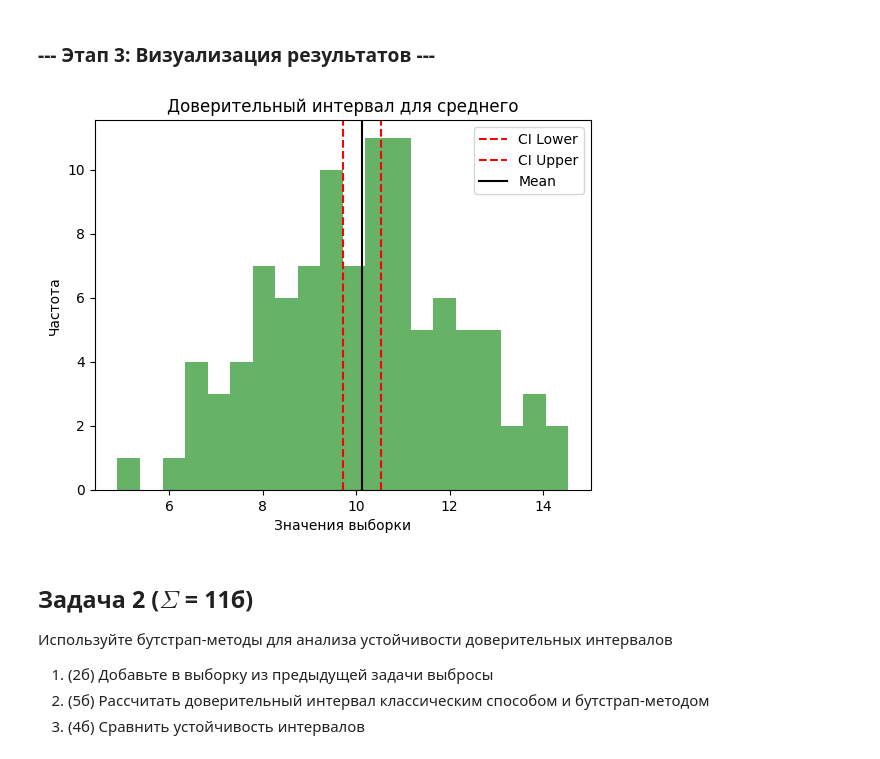
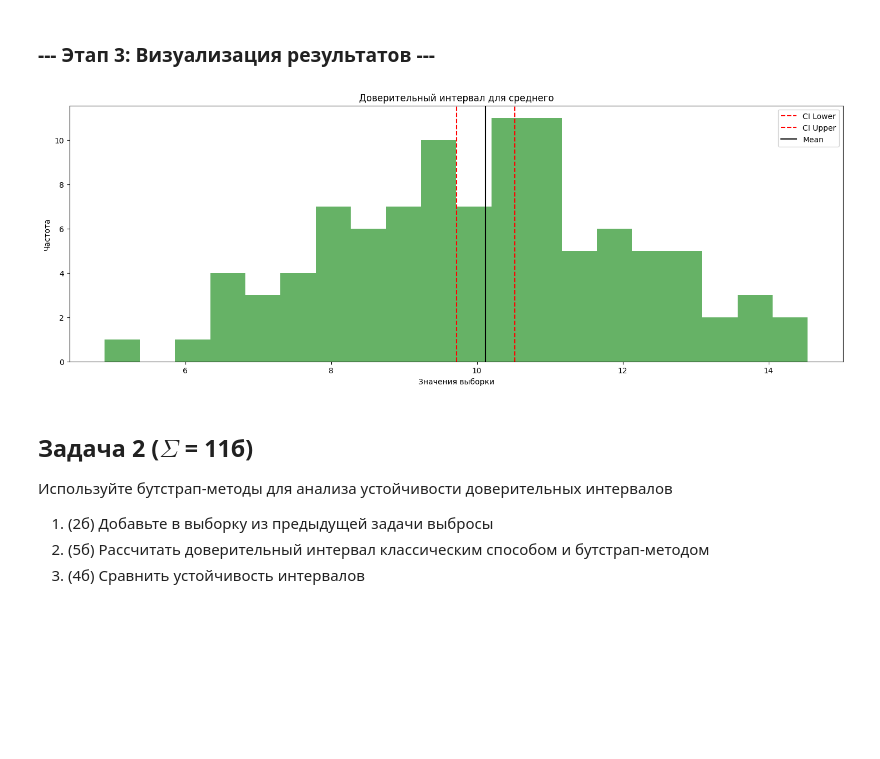
Before and after one commit to r42arty/hse, a Jupyter notebook: mod3/MathStat/MS_3.ipynb, the cells around one changed output. Cells and saved outputs as stored; diff of their text form; code cells hidden in the pictures; blank space fills up the shorter version.

```diff
--- a/mod3/MathStat/MS_3.ipynb
+++ b/mod3/MathStat/MS_3.ipynb
@@ -98,19 +98,19 @@ ci_lower, ci_upper
 # %% [markdown]
 ### --- Этап 3: Визуализация результатов ---
 # %%
-plt.figure()
+plt.figure(figsize=(18, 6))
 plt.hist(sample, bins=20, alpha=0.6, color='green')
 plt.axvline(ci_lower, color='red', linestyle='dashed', linewidth=1.5, label=f'CI Lower')
 plt.axvline(ci_upper, color='red', linestyle='dashed', linewidth=1.5, label=f'CI Upper')
 plt.axvline(sample_mean, color='black', linewidth=1.5, label=f'Mean')
 plt.title('Доверительный интервал для среднего')
 plt.xlabel('Значения выборки')
 plt.ylabel('Частота')
 plt.legend()
 
 plt.show()
 # %% [output]
-[figure, old version]
+[figure, new version]
 # %% [markdown]
 ## Задача 2 ($\Sigma$ = 11б)
 Используйте бутстрап-методы для анализа устойчивости доверительных интервалов
```
Also changed, not shown: parts of 4 cells of this notebook.
